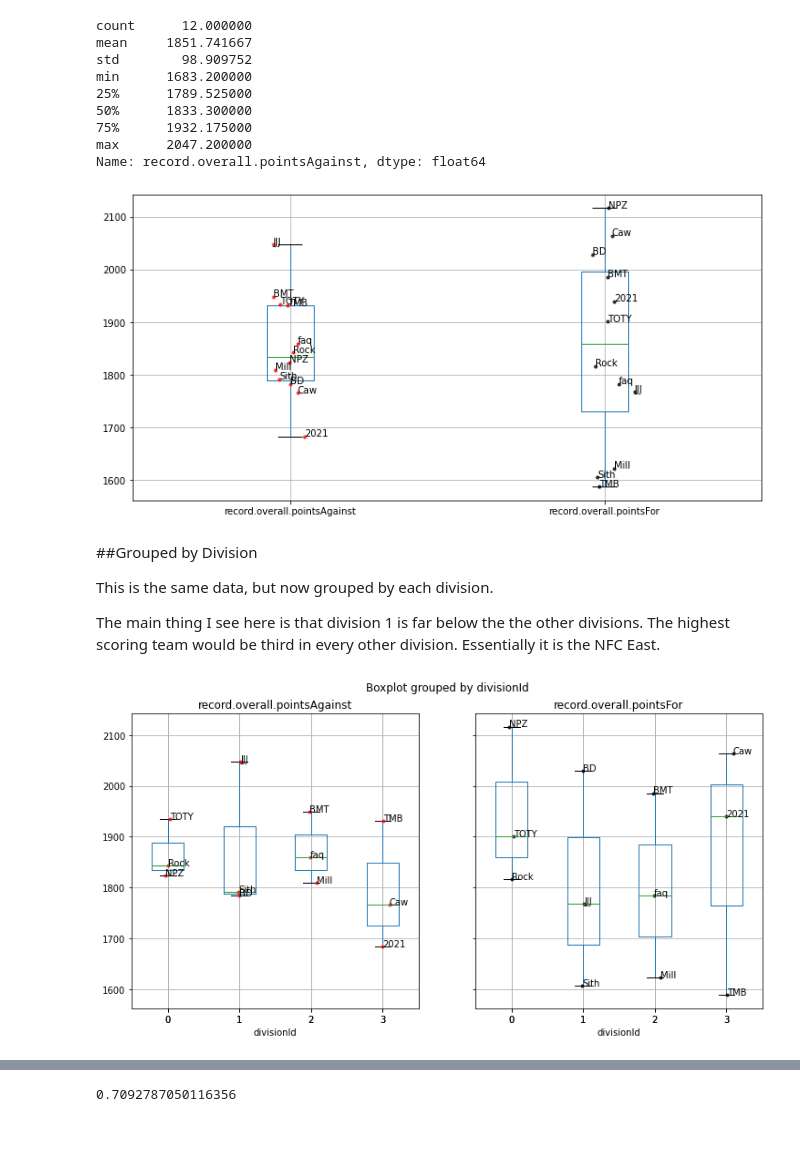
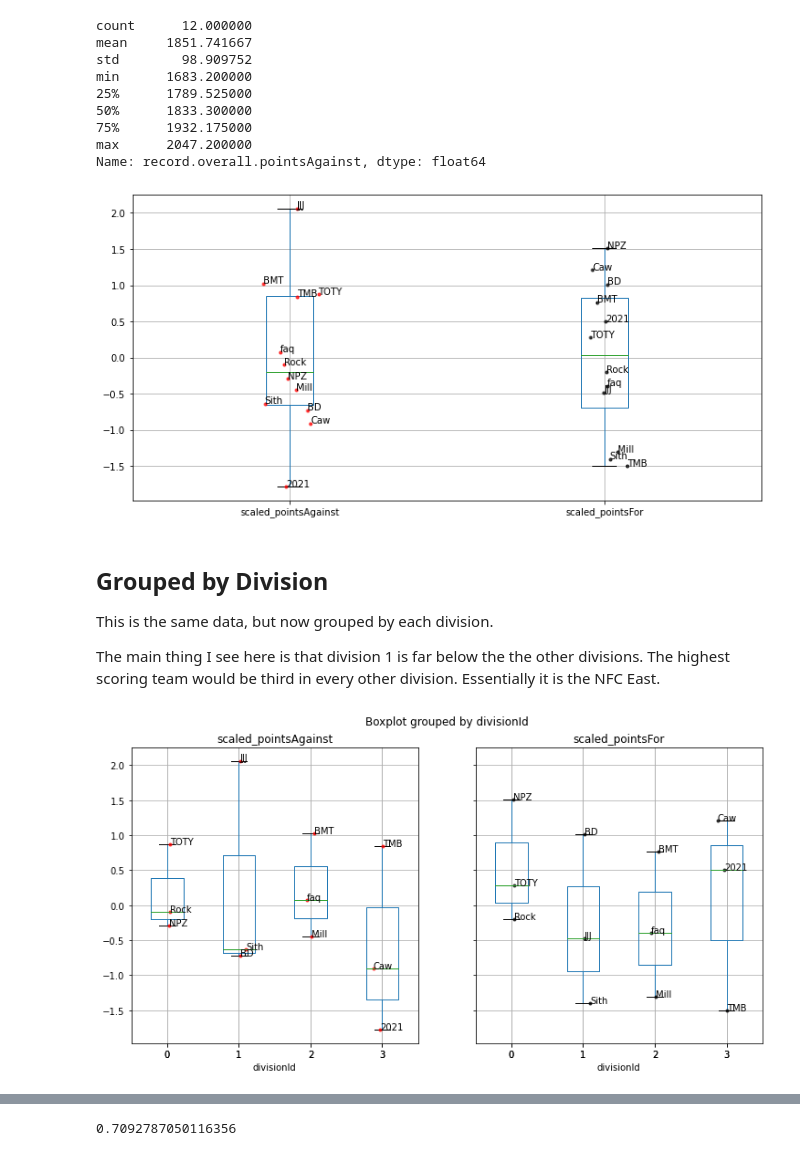
Before and after one commit to johanan/ESPN-Fantasy-Football-Analysis, a Jupyter notebook: espnff_analysis.ipynb, the cells around one changed output, grey strips where cells are left out. Saved outputs shown, nothing was run; the diff lists cells and outputs as text; code cells hidden in the pictures.

```diff
--- a/espnff_analysis.ipynb
+++ b/espnff_analysis.ipynb
@@ -4,4 +4,5 @@ Here is a statiscial analysis of the 2020 regular season.
 # %%
+import os
 import pandas as pd
 import numpy as np
 
@@ -12,8 +13,10 @@ import scipy
 from scipy import stats
 import statsmodels.api as sm
 from sklearn import linear_model
+from dotenv import load_dotenv
 
-full_teams = pd.read_csv("teams.csv")
-teams = full_teams.loc[full_teams["year"] == 2021]
-reg_teams = teams
+load_dotenv()
+current_year = int(os.getenv('current_year'))
+full_teams = pd.read_csv("processed_teams.csv")
+teams = full_teams.loc[full_teams["year"] == current_year]
 # %% [markdown]
@@ -71,34 +74,34 @@ min      1683.200000
 max      2047.200000
 Name: record.overall.pointsAgainst, dtype: float64
 # %%
-ax = teams.boxplot(column=["record.overall.pointsAgainst", "record.overall.pointsFor"], figsize=(12,6))
+ax = teams.boxplot(column=["scaled_pointsAgainst", "scaled_pointsFor"], figsize=(12,6))
 for index, t in teams.iterrows():
-    y = t["record.overall.pointsFor"]
+    y = t["scaled_pointsFor"]
     x = np.random.normal(2, 0.04)
     ax.plot(x, y, 'k.', alpha=0.75)
     ax.text(x, y, t["abbrev"])
-    y_for = t["record.overall.pointsAgainst"]
+    y_for = t["scaled_pointsAgainst"]
     x_for = np.random.normal(1, 0.04)
     ax.plot(x_for, y_for, 'r.', alpha=0.75)
     ax.text(x_for, y_for, t["abbrev"])
 # %% [output]
-[figure, old version]
+[figure, new version]
 # %% [markdown]
-##Grouped by Division
+## Grouped by Division
 
 This is the same data, but now grouped by each division.
 
 The main thing I see here is that division 1 is far below the the other divisions. The highest scoring team would be third in every other division. Essentially it is the NFC East.
 # %%
-ax = teams.boxplot(column=["record.overall.pointsAgainst", "record.overall.pointsFor"], by="divisionId", figsize=(12,6))
-for index, t in teams[["record.overall.pointsFor", "record.overall.pointsAgainst", "abbrev", "divisionId"]].iterrows():
-    y = t["record.overall.pointsAgainst"]
-    yfor = t["record.overall.pointsFor"]
+ax = teams.boxplot(column=["scaled_pointsAgainst", "scaled_pointsFor"], by="divisionId", figsize=(12,6))
+for index, t in teams[["scaled_pointsFor", "scaled_pointsAgainst", "abbrev", "divisionId"]].iterrows():
+    y = t["scaled_pointsAgainst"]
+    yfor = t["scaled_pointsFor"]
     x = np.random.normal(t["divisionId"]+1, 0.05)
     ax[0].plot(x, y, 'r.', alpha=0.75)
     ax[0].text(x, y, t["abbrev"])
     ax[1].plot(x, yfor, 'k.', alpha=0.75)
     ax[1].text(x, yfor, t["abbrev"])
 # %% [output]
-[figure, old version]
+[figure, new version]
 # %% [markdown]
```
Also changed, not shown: parts of 11 cells of this notebook, 10 other files.
